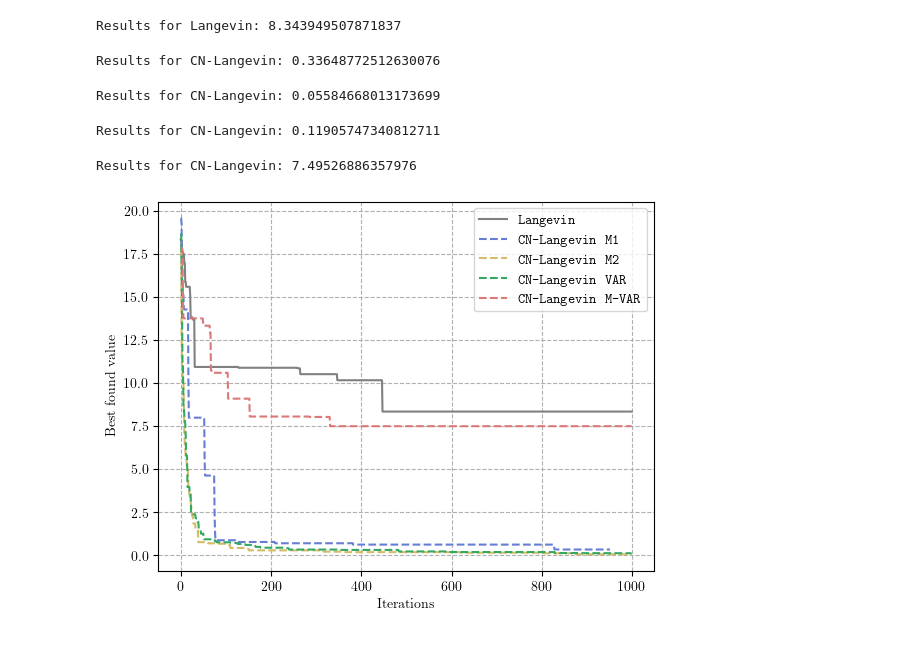
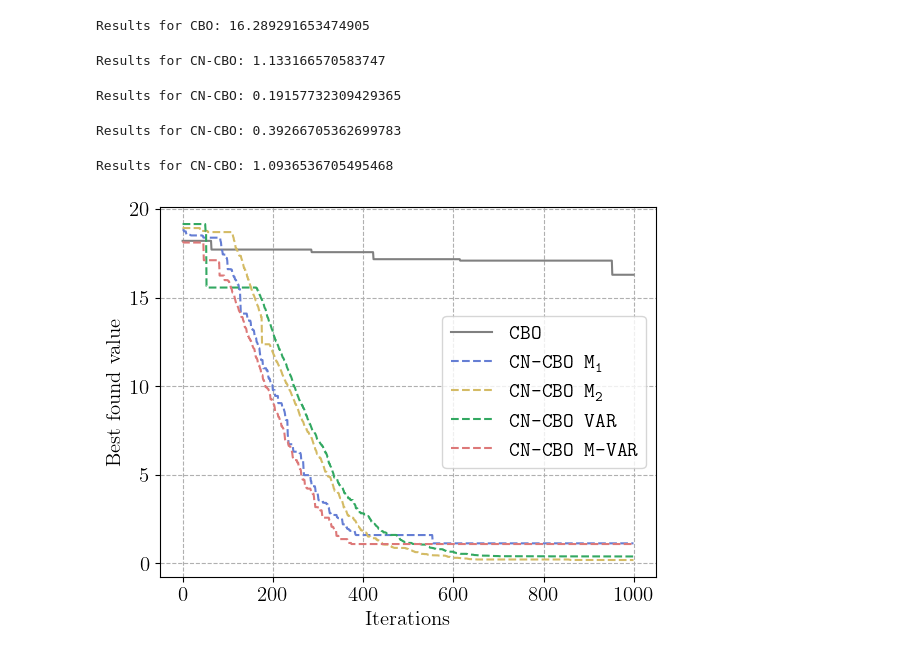
Before and after one commit to gaetanserre/GOB, a Jupyter notebook: exps/impact_noise.ipynb, the cells around one changed output. Drawn from its saved outputs; the diff is of its cells as text; code cells hidden in the pictures.

Commit message:
figures

```diff
--- a/exps/impact_noise.ipynb
+++ b/exps/impact_noise.ipynb
@@ -57,9 +57,9 @@ bounds = augment_dimensions(g.visual_bounds, dim)
 n_particles = 300
 iter = 1000
 verbose = False
-wrapper = MinWrapperGrad
-alg = Langevin
-cn_alg = CN_Langevin
+wrapper = MinWrapper
+alg = CBO
+cn_alg = CN_CBO
 # %%
 f = wrapper(g)
 
@@ -68,7 +68,7 @@ res = opt.minimize(f)
 print(f"Results for {opt}: {res[1]}")
 mins = f.get_min_per_iteration(n_particles)
 # %% [output]
-Results for Langevin: 8.343949507871837
+Results for CBO: 16.289291653474905
 # %%
 f = wrapper(g)
 
@@ -77,7 +77,7 @@ res = opt.minimize(f)
 print(f"Results for {opt}: {res[1]}")
 mins_m1 = f.get_min_per_iteration(n_particles)
 # %% [output]
-Results for CN-Langevin: 0.33648772512630076
+Results for CN-CBO: 1.133166570583747
 # %%
 f = wrapper(g)
 
@@ -86,7 +86,7 @@ res = opt.minimize(f)
 print(f"Results for {opt}: {res[1]}")
 mins_m2 = f.get_min_per_iteration(n_particles)
 # %% [output]
-Results for CN-Langevin: 0.05584668013173699
+Results for CN-CBO: 0.19157732309429365
 # %%
 f = wrapper(g)
 
@@ -95,7 +95,7 @@ res = opt.minimize(f)
 print(f"Results for {opt}: {res[1]}")
 mins_var = f.get_min_per_iteration(n_particles)
 # %% [output]
-Results for CN-Langevin: 0.11905747340812711
+Results for CN-CBO: 0.39266705362699783
 # %%
 f = wrapper(g)
 
@@ -104,28 +104,29 @@ res = opt.minimize(f)
 print(f"Results for {opt}: {res[1]}")
 mins_mvar = f.get_min_per_iteration(n_particles)
 # %% [output]
-Results for CN-Langevin: 7.49526886357976
+Results for CN-CBO: 1.0936536705495468
 # %%
 alg_name = str(alg([]))
 cn_alg_name = str(cn_alg([]))
 
 latex_label = lambda s: r"\texttt{" + s.replace("_", r"\_") + "}"
 c1 = "#657ed4"
 c2 = "#d4bb65"
 c3 = "#32a861"
 c4 = "#dd7878"
 
+plt.rcParams.update({"font.size": 15})
 
 plt.plot(mins[:iter], label=latex_label(alg_name), linestyle="-", color="gray")
-plt.plot(mins_m1[:iter], label=latex_label(f"{cn_alg_name} M1"), linestyle="--", c=c1)
-plt.plot(mins_m2[:iter], label=latex_label(f"{cn_alg_name} M2"), linestyle="--", c=c2)
+plt.plot(mins_m1[:iter], label=latex_label(f"{cn_alg_name} M" + r"\textsubscript{1}"), linestyle="--", c=c1)
+plt.plot(mins_m2[:iter], label=latex_label(f"{cn_alg_name} M" + r"\textsubscript{2}"), linestyle="--", c=c2)
 plt.plot(mins_var[:iter], label=latex_label(f"{cn_alg_name} VAR"), linestyle="--", c=c3)
 plt.plot(mins_mvar[:iter], label=latex_label(f"{cn_alg_name} M-VAR"), linestyle="--", c=c4)
 
 plt.xlabel(r"$\textrm{Iterations}$")
 plt.ylabel(r"$\textrm{Best found value}$")
 plt.grid(linestyle="--")
 plt.legend()
 plt.savefig(f"impact_noise_{alg_name.lower()}.pdf", bbox_inches="tight")
 # %% [output]
-[figure, old version]
+[figure, new version]
```
Also changed, not shown: 2 other files.
